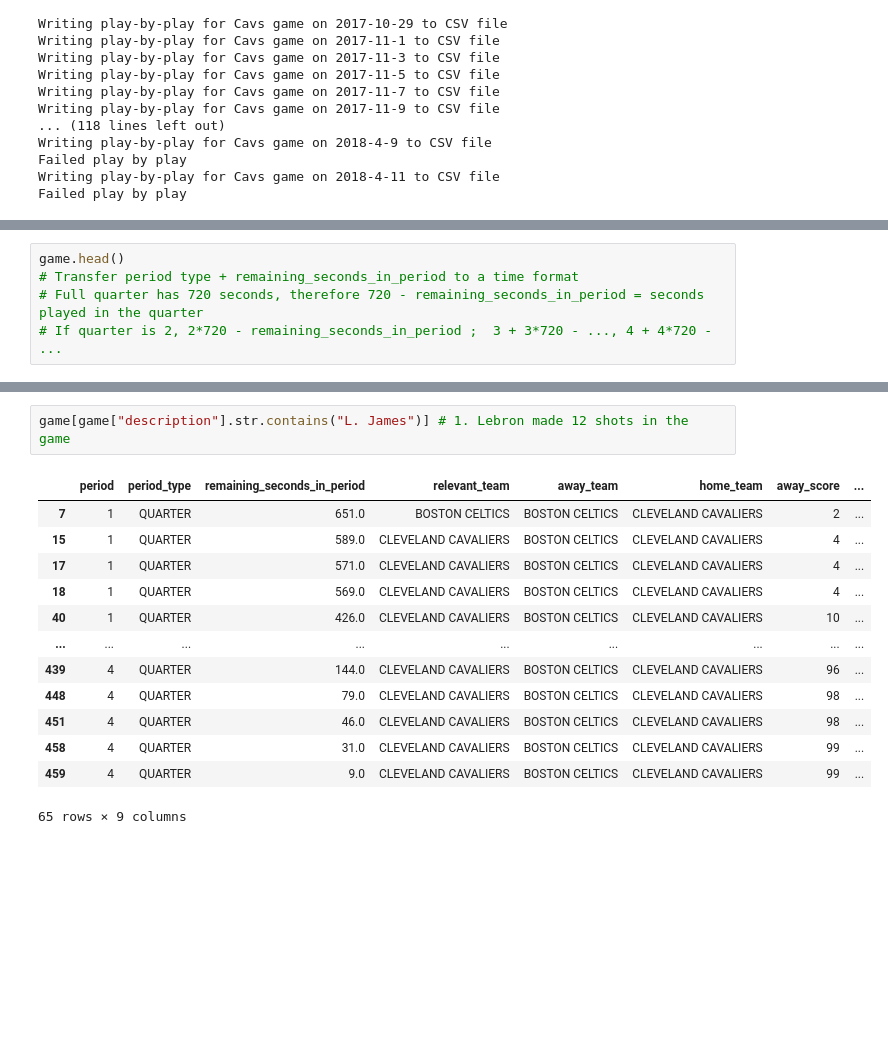
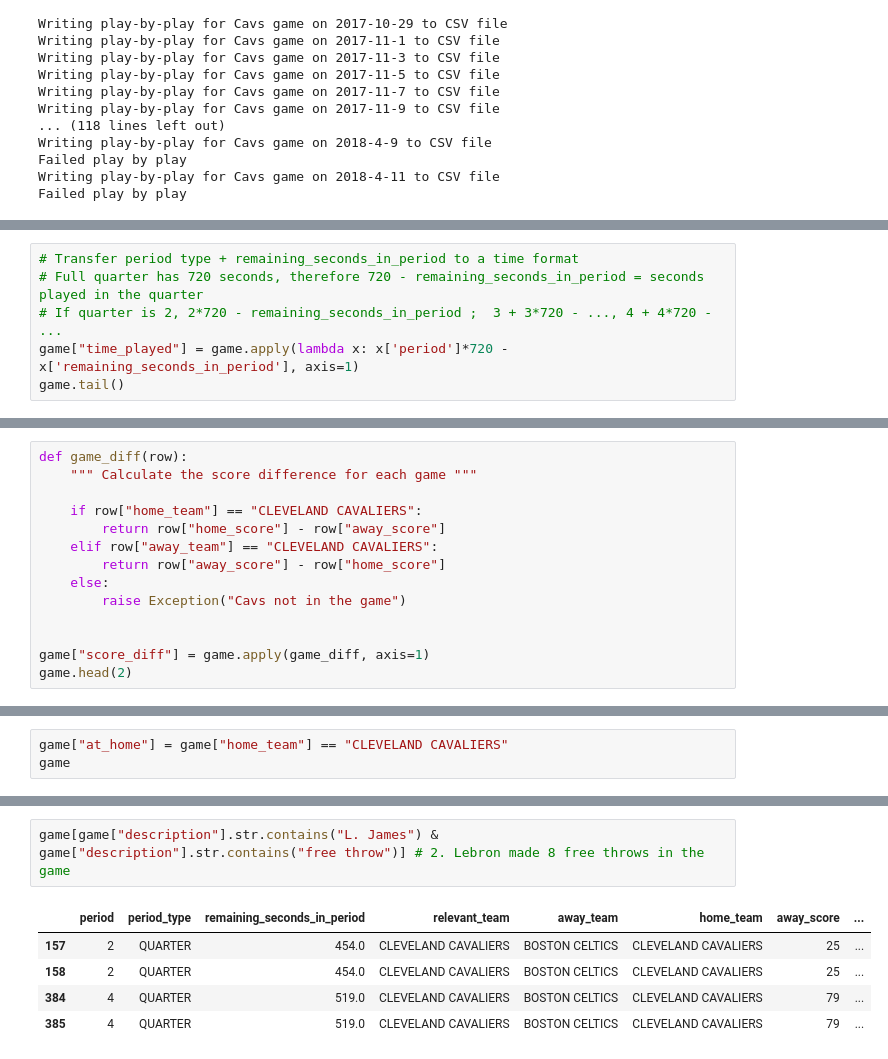
Before and after one commit to aychid/free-throw-predictor, a Jupyter notebook: LBJ_ft_scraper.ipynb, the cells around one changed output, grey strips where cells are left out. Saved outputs shown, nothing was run; the diff lists cells and outputs as text; blank space fills up the shorter version.

Commit message:
feat: add features processing from single game

```diff
--- a/LBJ_ft_scraper.ipynb
+++ b/LBJ_ft_scraper.ipynb
@@ -120,7 +144,8 @@ dtype: object
 # %%
-game.head()
 # Transfer period type + remaining_seconds_in_period to a time format
 # Full quarter has 720 seconds, therefore 720 - remaining_seconds_in_period = seconds played in the quarter
 # If quarter is 2, 2*720 - remaining_seconds_in_period ;  3 + 3*720 - ..., 4 + 4*720 - ...
+game["time_played"] = game.apply(lambda x: x['period']*720 - x['remaining_seconds_in_period'], axis=1)
+game.tail()
 # %% [output]
 |  | period | period_type | remaining_seconds_in_period | relevant_team | away_team | home_team | away_score | ... |
@@ -146,0 +157,14 @@ game.head()
+# %%
+def game_diff(row):
+    """ Calculate the score difference for each game """
+
+    if row["home_team"] == "CLEVELAND CAVALIERS":
+        return row["home_score"] - row["away_score"]
+    elif row["away_team"] == "CLEVELAND CAVALIERS":
+        return row["away_score"] - row["home_score"]
+    else:
+        raise Exception("Cavs not in the game")
+
+
+game["score_diff"] = game.apply(game_diff, axis=1)
+game.head(2)
@@ -146,0 +175,3 @@ game.head()
+# %%
+game["at_home"] = game["home_team"] == "CLEVELAND CAVALIERS"
+game
@@ -147,16 +215,8 @@ game.head()
 # %%
-game[game["description"].str.contains("L. James")] # 1. Lebron made 12 shots in the game
+game[game["description"].str.contains("L. James") & game["description"].str.contains("free throw")] # 2. Lebron made 8 free throws in the game
 # %% [output]
 |  | period | period_type | remaining_seconds_in_period | relevant_team | away_team | home_team | away_score | ... |
-| 7 | 1 | QUARTER | 651.0 | BOSTON CELTICS | BOSTON CELTICS | CLEVELAND CAVALIERS | 2 | ... |
-| 15 | 1 | QUARTER | 589.0 | CLEVELAND CAVALIERS | BOSTON CELTICS | CLEVELAND CAVALIERS | 4 | ... |
-| 17 | 1 | QUARTER | 571.0 | CLEVELAND CAVALIERS | BOSTON CELTICS | CLEVELAND CAVALIERS | 4 | ... |
-| 18 | 1 | QUARTER | 569.0 | CLEVELAND CAVALIERS | BOSTON CELTICS | CLEVELAND CAVALIERS | 4 | ... |
-| 40 | 1 | QUARTER | 426.0 | CLEVELAND CAVALIERS | BOSTON CELTICS | CLEVELAND CAVALIERS | 10 | ... |
-| ... | ... | ... | ... | ... | ... | ... | ... | ... |
-| 439 | 4 | QUARTER | 144.0 | CLEVELAND CAVALIERS | BOSTON CELTICS | CLEVELAND CAVALIERS | 96 | ... |
-| 448 | 4 | QUARTER | 79.0 | CLEVELAND CAVALIERS | BOSTON CELTICS | CLEVELAND CAVALIERS | 98 | ... |
-| 451 | 4 | QUARTER | 46.0 | CLEVELAND CAVALIERS | BOSTON CELTICS | CLEVELAND CAVALIERS | 98 | ... |
-| 458 | 4 | QUARTER | 31.0 | CLEVELAND CAVALIERS | BOSTON CELTICS | CLEVELAND CAVALIERS | 99 | ... |
-| 459 | 4 | QUARTER | 9.0 | CLEVELAND CAVALIERS | BOSTON CELTICS | CLEVELAND CAVALIERS | 99 | ... |
+| 157 | 2 | QUARTER | 454.0 | CLEVELAND CAVALIERS | BOSTON CELTICS | CLEVELAND CAVALIERS | 25 | ... |
+| 158 | 2 | QUARTER | 454.0 | CLEVELAND CAVALIERS | BOSTON CELTICS | CLEVELAND CAVALIERS | 25 | ... |
+| 384 | 4 | QUARTER | 519.0 | CLEVELAND CAVALIERS | BOSTON CELTICS | CLEVELAND CAVALIERS | 79 | ... |
+| 385 | 4 | QUARTER | 519.0 | CLEVELAND CAVALIERS | BOSTON CELTICS | CLEVELAND CAVALIERS | 79 | ... |
-65 rows × 9 columns
```
Also changed, not shown: parts of 11 cells of this notebook.
